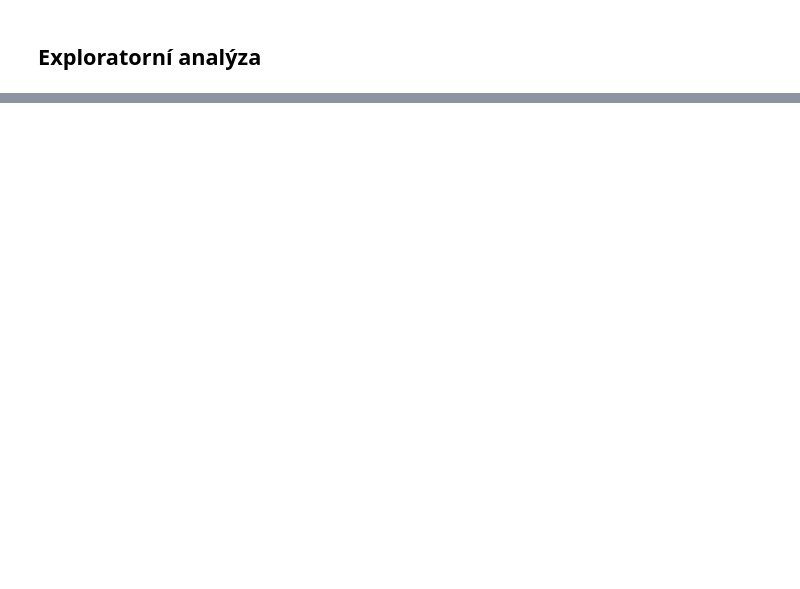
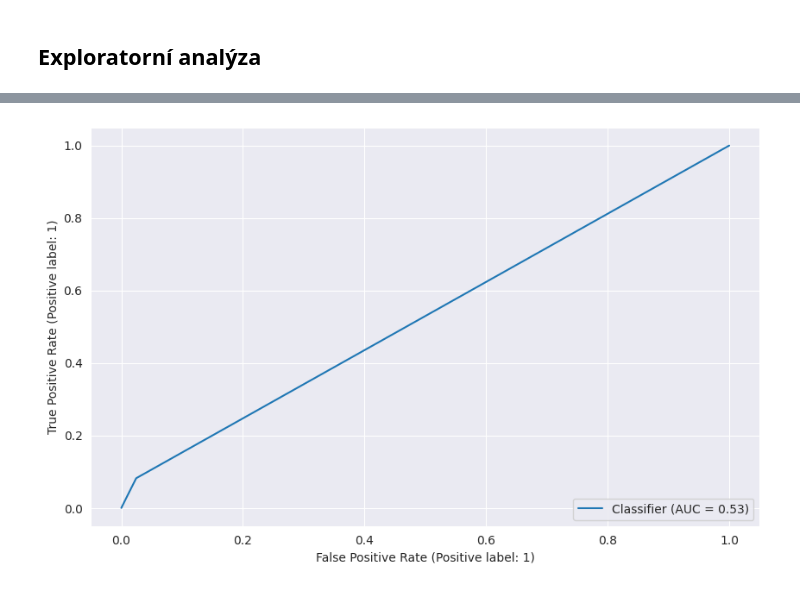
Before and after one commit to rmnskb/cz-elections, a Jupyter notebook: cz_elections_analysis.ipynb, the cells around one changed output, grey strips where cells are left out. Saved outputs shown, nothing was run; the diff lists cells and outputs as text; code cells hidden in the pictures; blank space fills up the shorter version.

Commit message:
v0.95: comparing classification algorithms

```diff
--- a/cz_elections_analysis.ipynb
+++ b/cz_elections_analysis.ipynb
@@ -40,7 +40,7 @@ def obor(val: str) -> str:
     for key in occup_dict.keys():
         for i in occup_dict[key]["var"]:
             if i in val:
-                return occup_dict[key]["short_name"]
+                return occup_dict[key]["name"]
     return "Jiné"
 
 occup_dict.keys()
@@ -228,0 +382,33 @@ sns.countplot(
+# %%
+# splitting the predictors and the target variable
+predictors = snem_ml.columns.to_list()
+predictors.remove("mandat")
+target = ["mandat"]
+
+X_train = snem_train_up[predictors]
+X_test = snem_test[predictors]
+y_train = snem_train_up[target]
+y_test = snem_test[target]
+# %%
+from sklearn.pipeline import Pipeline
+# three classifying algorithms and hyperparameter tuning will be used to determine the best course of action on the said task
+randf_pipeline = Pipeline([("forest", RandomForestClassifier(class_weight="balanced"))]) # the first one is RandomForest
+randf_grid = {"forest__n_estimators": [10, 100, 1000],
+              "forest__max_features": ["sqrt"]}
+
+svc_pipeline = Pipeline([("svc", SVC(class_weight="balanced"))]) # the second one is Support Vector Machine Classifier
+svc_grid = {"svc__kernel": ["linear", "rbf"],
+            "svc__C": [0.1, 1, 10, 100]}
+
+knn_pipeline = Pipeline([("knn", KNeighborsClassifier())]) # the last one is K-Nearest Neighbors Classifier
+knn_grid = {"knn__n_neighbors": [5, 7, 11, 17, 21],
+            "knn__metric": ["euclidean", "manhattan"]}
+# %%
+from sklearn.model_selection import GridSearchCV
+randf = {}
+temp_search = GridSearchCV(randf_pipeline, randf_grid, scoring="f1")
+temp_search.fit(X_train, y_train.values.ravel())
+
+randf["model"] = temp_search.best_estimator_
+randf["params"] = temp_search.best_params_
+randf
@@ -228,0 +484,6 @@ sns.countplot(
+# %%
+from sklearn.metrics import RocCurveDisplay
+randf_pred = randf["model"].predict(X_test)
+RocCurveDisplay.from_predictions(y_test, randf_pred);
+# %% [output]
+[figure, added]
```
Also changed, not shown: parts of 24 cells of this notebook.
